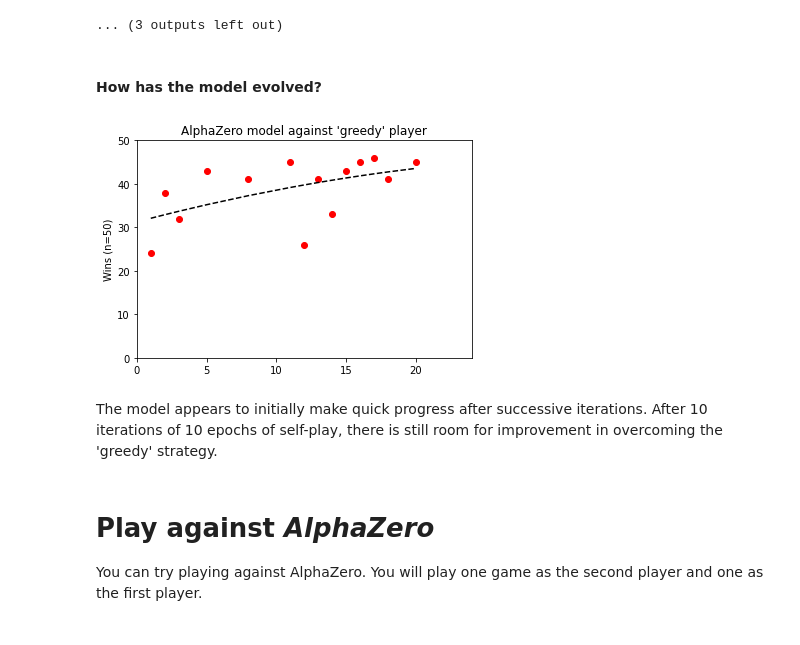
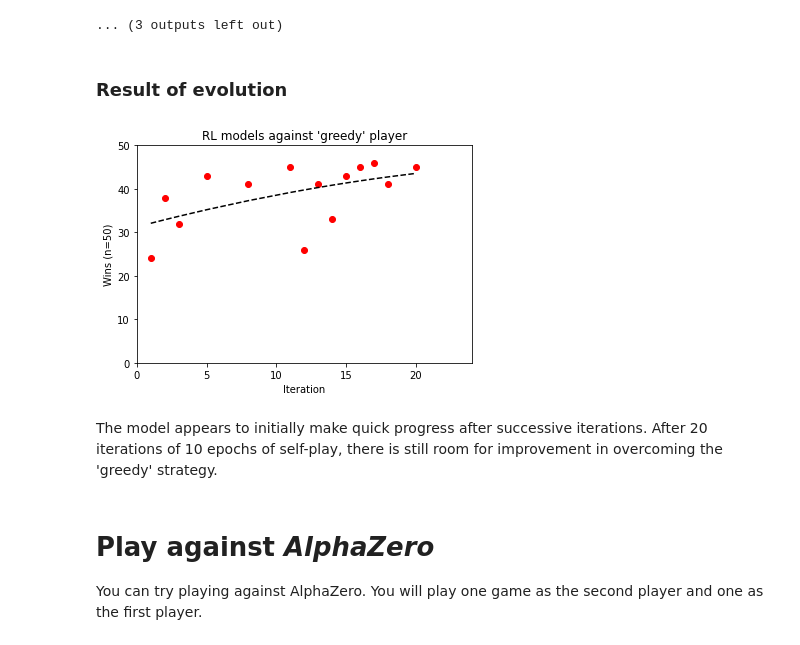
Before and after one commit to andrewfeikema/alpha-zero-general, a Jupyter notebook: Othello_Play_Trial_using_AlphaZero_General.ipynb, the cells around one changed output. Cells and saved outputs as stored; diff of their text form; code cells hidden in the pictures.

```diff
--- a/Othello_Play_Trial_using_AlphaZero_General.ipynb
+++ b/Othello_Play_Trial_using_AlphaZero_General.ipynb
@@ -189,23 +189,24 @@ Wall time: 3min 25s
 
 Greedy Random won 5 games, Alpha Zero won 45 games
 ... (3 outputs left out)
-# %% [markdown]
-#### **How has the model evolved?**
+# %% [markdown]
+### **Result of evolution**
 # %%
 import matplotlib.pyplot as plt
 #note: neglected to export win counts from above cell for analysis- had to enter manually
 x = [1,2,3,5,8,11,12,13,14,15,16,17,18,20]
 y = [24,38,32,43,41,45,26,41,33,43,45,46,41,45]
 coef = np.polyfit(x,y,2)
 plt.plot(x, y, 'ro', x, np.poly1d(coef)(x), '--k')
 plt.axis([0,24,0, 50])
-plt.title('AlphaZero model against \'greedy\' player')
+plt.title('RL models against \'greedy\' player')
 plt.ylabel('Wins (n=50)')
+plt.xlabel('Iteration')
 plt.show()
 # %% [output]
-[figure, old version]
+[figure, new version]
 # %% [markdown]
-The model appears to initially make quick progress after successive iterations. After 10 iterations of 10 epochs of self-play, there is still room for improvement in overcoming the 'greedy' strategy.
+The model appears to initially make quick progress after successive iterations. After 20 iterations of 10 epochs of self-play, there is still room for improvement in overcoming the 'greedy' strategy.
 # %% [markdown]
 # **Play against *AlphaZero***
 
```
Also changed, not shown: parts of 6 cells of this notebook.
